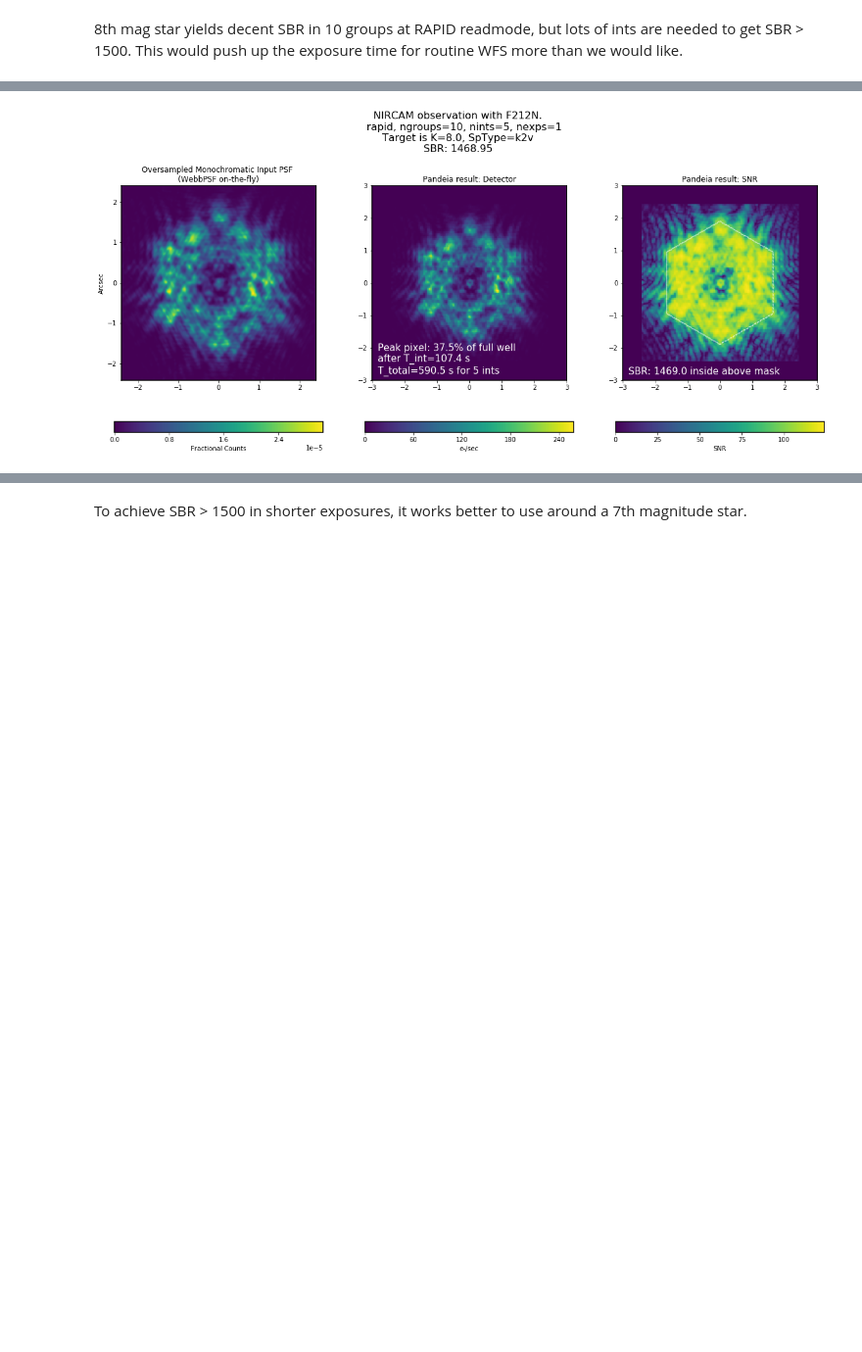
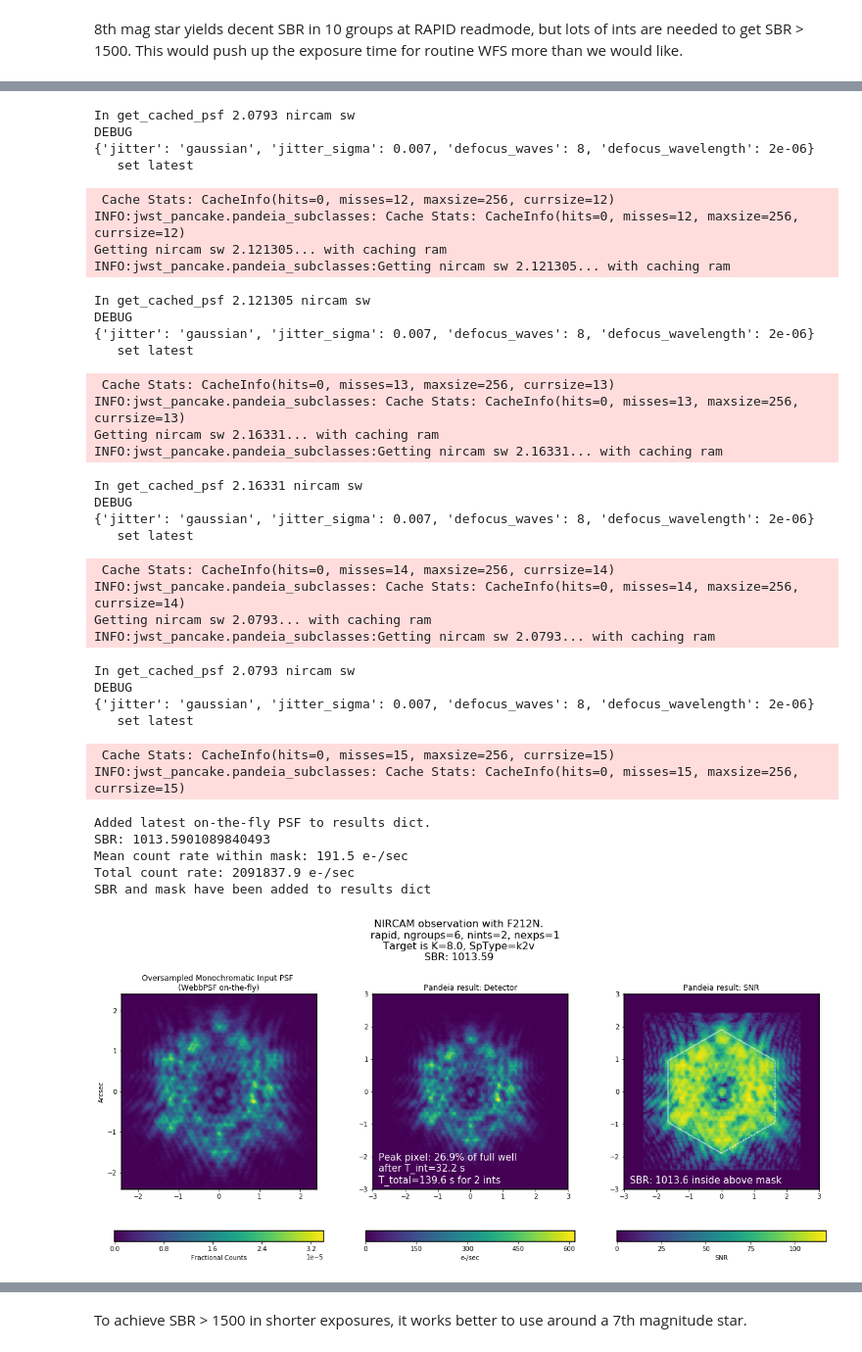
Before and after one commit to spacetelescope/pandeia-coronagraphy, a Jupyter notebook: notebooks/WFSC MIMF PSFs Exposure Calcs for All SIs.ipynb, the cells around one changed output, grey strips where cells are left out. Shown at 98% size. Saved outputs shown, nothing was run; the diff lists cells and outputs as text; code cells hidden in the pictures; blank space fills up the shorter version.

```diff
--- a/notebooks/WFSC MIMF PSFs Exposure Calcs for All SIs.ipynb
+++ b/notebooks/WFSC MIMF PSFs Exposure Calcs for All SIs.ipynb
@@ -53,5 +59,5 @@ wfsc.configure_readout(calcinfo, ngroup=5, nint=1)
 # %% [markdown]
 The Pandeia coronagraphy engine exposes various options which you can adjust, if desired.
 # %%
-pcengine.options.wave_sampling = 10  # Optional, tweak for computation speed
-pcengine.options.verbose = False # enable if you want diagnostics printed
+jwst_pancake.engine.options.wave_sampling = 3  # Optional, tweak for computation speed
+jwst_pancake.engine.options.verbose = False # enable if you want diagnostics printed
@@ -57,0 +66,7 @@ pcengine.options.verbose = False # enable if you want diagnostics printed
+# %%
+calcinfo = pcengine.load_calculation(pcengine.get_template('wfsc_nircam_ts_wlp8.json'))
+#wfsc.configure_star(calcinfo, kmag=8, sptype='k2v')
+#wfsc.configure_readout(calcinfo, ngroup=10, nint=5)
+#wfsc.configure_telescope(defocus_waves=8)  # Waves at 2 microns
+#results_nircam_wl8 = pcengine.perform_calculation(calcinfo)
+#display_mimf_etc_results(results_nircam_wl8)
@@ -57,0 +98,10 @@ pcengine.options.verbose = False # enable if you want diagnostics printed
+# %%
+calcinfo = pcengine.load_calculation(pcengine.get_template('wfsc_nircam_mimf.json'))
+wfsc.configure_star(calcinfo, kmag=13, sptype='k5v')
+wfsc.configure_readout(calcinfo, ngroup=4, nint=2)
+wfsc.configure_telescope(defocus_waves=0)  # Waves at 2 microns ==> in focus
+
+jwst_pancake.engine.options.on_the_fly_psf = False
+
+results_nircam_infocus = pcengine.perform_calculation(calcinfo)
+display_mimf_etc_results(results_nircam_infocus)
@@ -57,0 +134,8 @@ pcengine.options.verbose = False # enable if you want diagnostics printed
+# %%
+# Load an ETC template that configures in the WLP8 weak lens:
+calcinfo = pcengine.load_calculation(pcengine.get_template('wfsc_nircam_ts_wlp8.json'))
+wfsc.configure_star(calcinfo, kmag=8, sptype='k2v')
+wfsc.configure_readout(calcinfo, ngroup=6, nint=2)
+wfsc.configure_telescope(defocus_waves=0)  # Waves at 2 microns ==> OTE in focus,
+results_nircam_wl8 = pcengine.perform_calculation(calcinfo)
+display_mimf_etc_results(results_nircam_wl8)
@@ -62,7 +208,7 @@ pcengine.options.verbose = False # enable if you want diagnostics printed
 # %%
 calcinfo = pcengine.load_calculation(pcengine.get_template('wfsc_nircam_mimf.json'))
 wfsc.configure_star(calcinfo, kmag=8, sptype='k2v')
-wfsc.configure_readout(calcinfo, ngroup=10, nint=5)
+wfsc.configure_readout(calcinfo, ngroup=6, nint=2)
 wfsc.configure_telescope(defocus_waves=8)  # Waves at 2 microns
 results_nircam_wl8 = pcengine.perform_calculation(calcinfo)
 display_mimf_etc_results(results_nircam_wl8)
@@ -70 +234,36 @@ display_mimf_etc_results(results_nircam_wl8)
+In get_cached_psf 2.0793 nircam sw
+DEBUG
+{'jitter': 'gaussian', 'jitter_sigma': 0.007, 'defocus_waves': 8, 'defocus_wavelength': 2e-06}
+   set latest
+ Cache Stats: CacheInfo(hits=0, misses=12, maxsize=256, currsize=12)
+INFO:jwst_pancake.pandeia_subclasses: Cache Stats: CacheInfo(hits=0, misses=12, maxsize=256, currsize=12)
+Getting nircam sw 2.121305... with caching ram
+INFO:jwst_pancake.pandeia_subclasses:Getting nircam sw 2.121305... with caching ram
+In get_cached_psf 2.121305 nircam sw
+DEBUG
+{'jitter': 'gaussian', 'jitter_sigma': 0.007, 'defocus_waves': 8, 'defocus_wavelength': 2e-06}
+   set latest
+ Cache Stats: CacheInfo(hits=0, misses=13, maxsize=256, currsize=13)
+INFO:jwst_pancake.pandeia_subclasses: Cache Stats: CacheInfo(hits=0, misses=13, maxsize=256, currsize=13)
+Getting nircam sw 2.16331... with caching ram
+INFO:jwst_pancake.pandeia_subclasses:Getting nircam sw 2.16331... with caching ram
+In get_cached_psf 2.16331 nircam sw
+DEBUG
+{'jitter': 'gaussian', 'jitter_sigma': 0.007, 'defocus_waves': 8, 'defocus_wavelength': 2e-06}
+   set latest
+ Cache Stats: CacheInfo(hits=0, misses=14, maxsize=256, currsize=14)
+INFO:jwst_pancake.pandeia_subclasses: Cache Stats: CacheInfo(hits=0, misses=14, maxsize=256, currsize=14)
+Getting nircam sw 2.0793... with caching ram
+INFO:jwst_pancake.pandeia_subclasses:Getting nircam sw 2.0793... with caching ram
+In get_cached_psf 2.0793 nircam sw
+DEBUG
+{'jitter': 'gaussian', 'jitter_sigma': 0.007, 'defocus_waves': 8, 'defocus_wavelength': 2e-06}
+   set latest
+ Cache Stats: CacheInfo(hits=0, misses=15, maxsize=256, currsize=15)
+INFO:jwst_pancake.pandeia_subclasses: Cache Stats: CacheInfo(hits=0, misses=15, maxsize=256, currsize=15)
+Added latest on-the-fly PSF to results dict.
+SBR: 1013.5901089840493
+Mean count rate within mask: 191.5 e-/sec
+Total count rate: 2091837.9 e-/sec
+SBR and mask have been added to results dict
-[figure, old version]
+[figure, new version]
```
Also changed, not shown: parts of 51 cells of this notebook.
